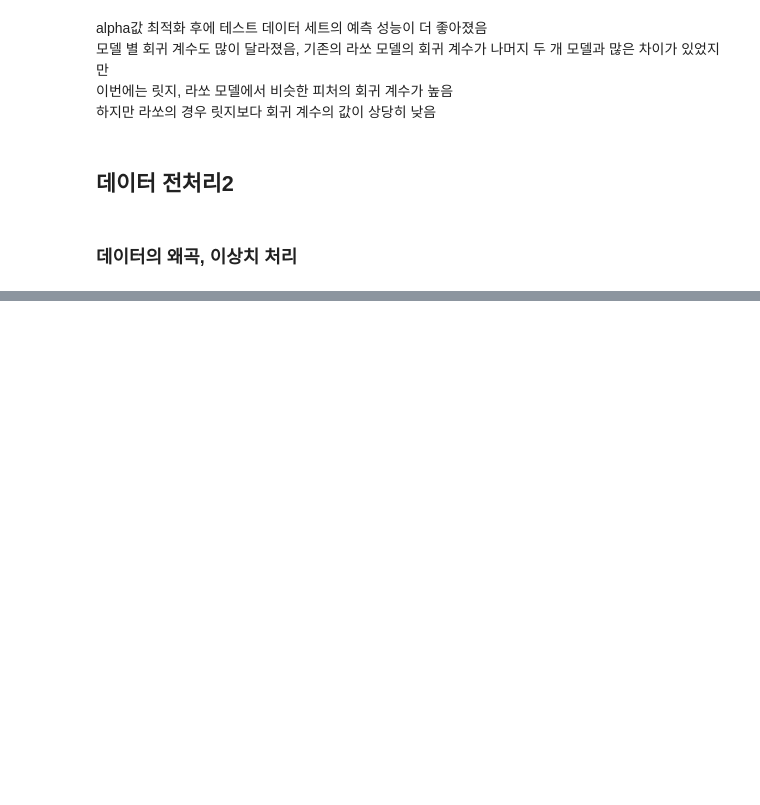
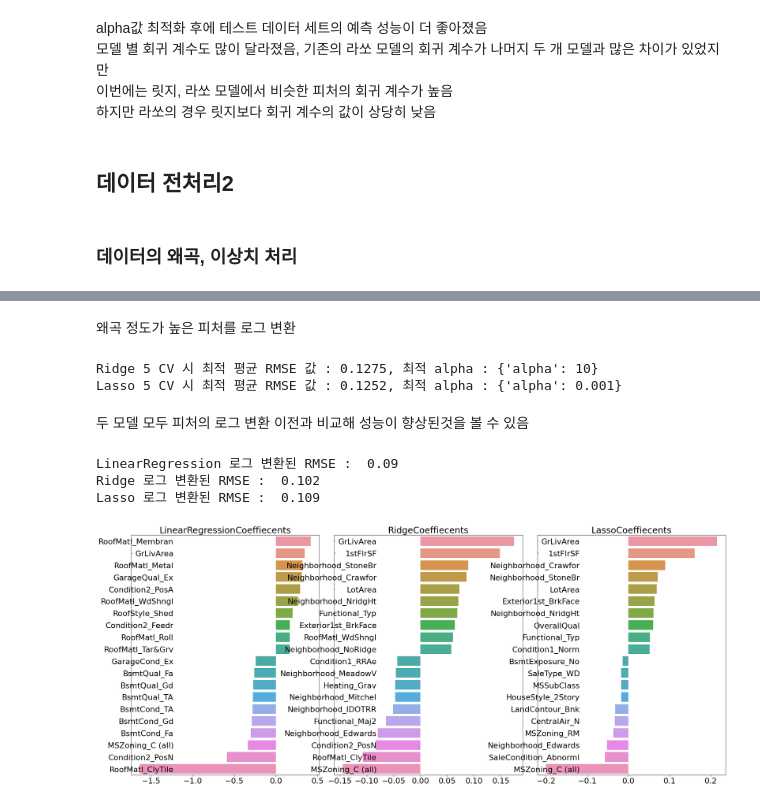
Before and after one commit to HwangHanJae/ml-definitive-guide-pratice, a Jupyter notebook: regression/regression_training_house_prices.ipynb, the cells around one changed output, grey strips where cells are left out. Drawn from its saved outputs; the diff is of its cells as text; code cells hidden in the pictures; blank space fills up the shorter version.

```diff
--- a/regression/regression_training_house_prices.ipynb
+++ b/regression/regression_training_house_prices.ipynb
@@ -134,6 +134,7 @@ def one_hot_encoding(df):
   df = pd.get_dummies(df)
   return df
 # %%
+df_copy = df.copy()
 print("one hot encoding 수행전 데이터 Shape : ", df.shape)
 df = one_hot_encoding(df)
 print("one hot encoding 수행후 데이터 Shape : ", df.shape)
@@ -330,0 +336,17 @@ alpha값 최적화 후에 테스트 데이터 세트의 예측 성능이 더 좋
+# %%
+#scipy의 stats모듈의 skew() 함수를 이요하면 칼럼의 왜곡정도를 쉽게 추출할 수 있음
+# 1 이상의 값을 반환한느 피처만 왜곡 정도가 높다고 판단하여 로그 변환을 적용
+from scipy.stats import skew
+# df_copy = df_copy.drop('SalePrice', axis=1)
+# y_target = df_copy['SalePrice']
+
+
+#object가 아닌 숫자형 피처의 칼럼 Index 객체 추출.
+features_index = df_copy.dtypes[df_copy.dtypes != 'object'].index
+
+#df_copy에 칼럼 index를 [] 로 입력하면 해당하는 칼럼 데이터 세트 반환.
+#apply lambda로 skew() 호출
+skew_features = df_copy[features_index].apply(lambda x : skew(x))
+#skew(왜곡)가 1이상인 칼럼만 추출
+skew_features_top = skew_features[skew_features > 1]
+print(skew_features_top.sort_values(ascending=False))
@@ -330,0 +374,39 @@ alpha값 최적화 후에 테스트 데이터 세트의 예측 성능이 더 좋
+# %% [markdown]
+왜곡 정도가 높은 피처를 로그 변환
+# %%
+df_copy[skew_features_top.index] = np.log1p(df_copy[skew_features_top.index])
+# %%
+#왜곡 정도가 높은 피처를 고르 변환했으므로 다시 원-핫 인코딩을 적용하고 피처/ 타깃 데이터 생성
+from sklearn.model_selection import train_test_split
+df_ohe = pd.get_dummies(df_copy)
+X = df_ohe.drop('SalePrice', axis=1)
+y = df_ohe['SalePrice']
+X_train, X_test, y_train, y_test = train_test_split(X, y, test_size=0.2, random_state=156)
+
+#피처를 로그 변환한 후 다시 최적 하이퍼 파라미터와 RMSE 출력
+ridge_params = {'alpha' : [0.05, 0.1, 1, 5, 8, 10, 12, 15, 20]}
+lasso_params = {'alpha' : [0.001, 0.005, 0.008, 0.05, 0.03, 0.1,0.5,1,5,10]}
+print_best_params(ridge, ridge_params)
+print_best_params(lasso, lasso_params)
+# %% [output]
+Ridge 5 CV 시 최적 평균 RMSE 값 : 0.1275, 최적 alpha : {'alpha': 10}
+Lasso 5 CV 시 최적 평균 RMSE 값 : 0.1252, 최적 alpha : {'alpha': 0.001}
+# %% [markdown]
+두 모델 모두 피처의 로그 변환 이전과 비교해 성능이 향상된것을 볼 수 있음
+# %%
+lr = LinearRegression()
+ridge = Ridge(alpha=10)
+lasso = Lasso(alpha=0.001)
+
+
+models = [lr, ridge, lasso]
+for model in models:
+  model.fit(X, y)
+rmses = get_rmses(models)
+
+visualize_coef(models)
+# %% [output]
+LinearRegression 로그 변환된 RMSE :  0.09
+Ridge 로그 변환된 RMSE :  0.102
+Lasso 로그 변환된 RMSE :  0.109
+[figure, added]
```
Also changed, not shown: parts of 13 cells of this notebook.
